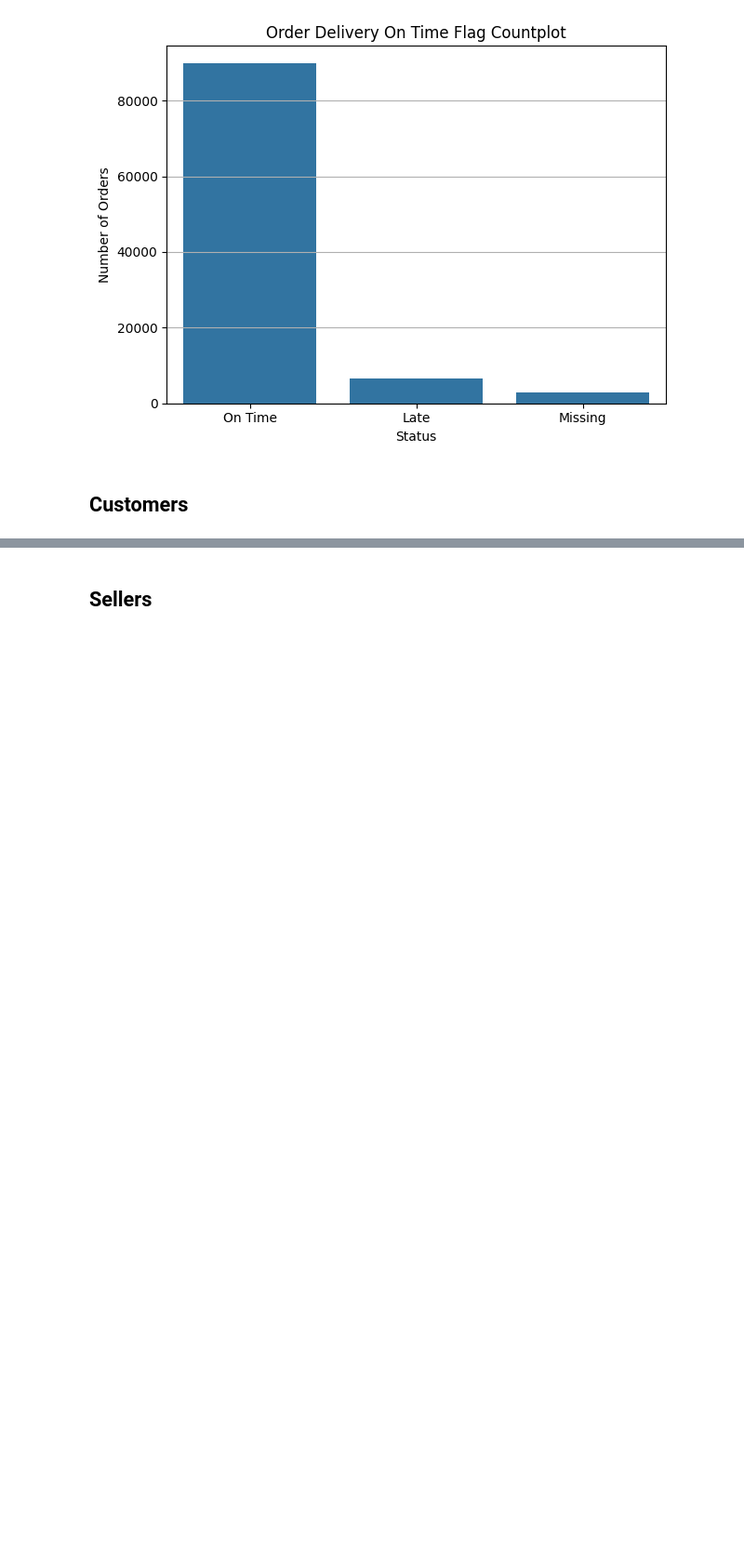
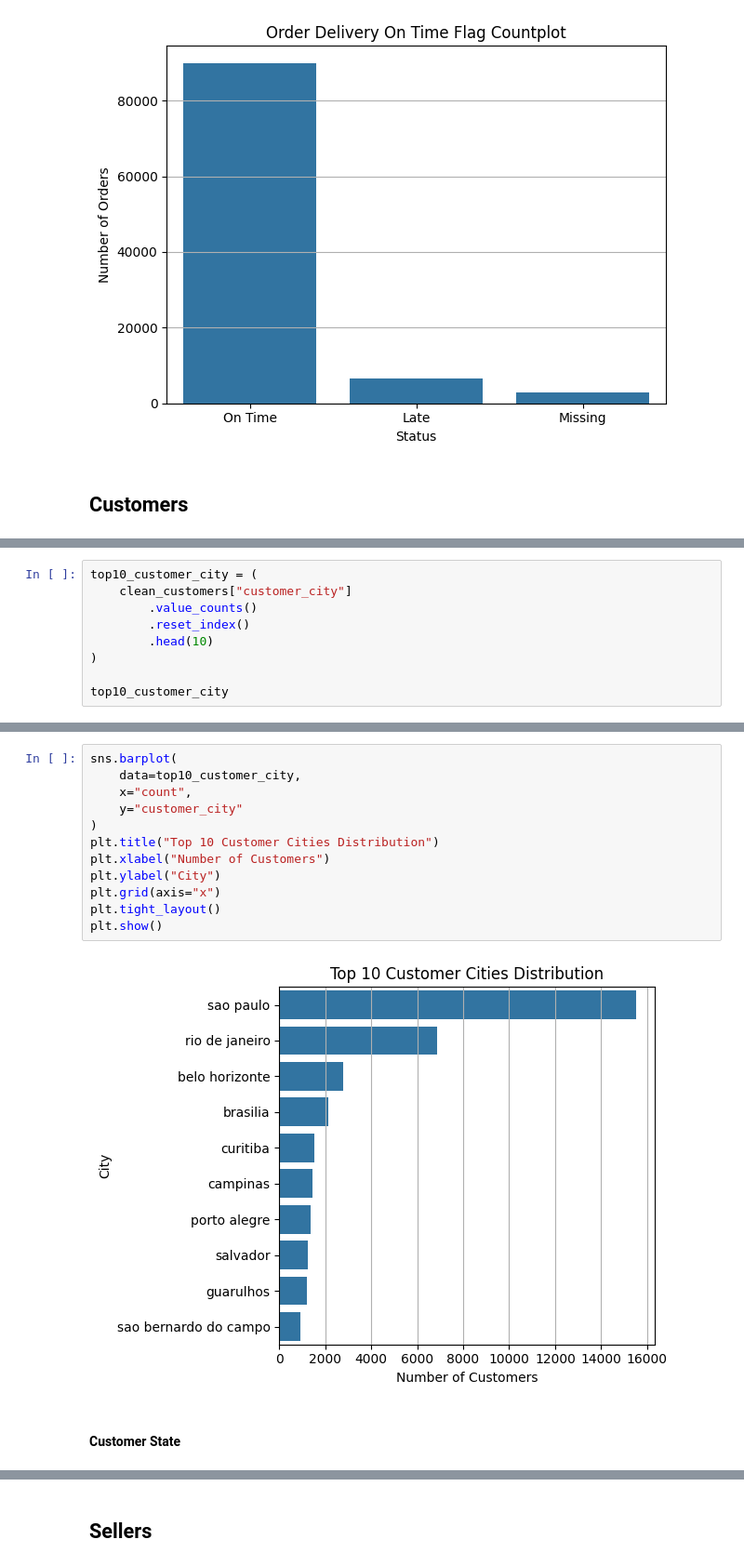
Before and after one commit to MattiaVerardi/olist-ecommerce-analytics, a Jupyter notebook: python/10_eda.ipynb, the cells around one changed output, grey strips where cells are left out. Shown at 93% size. Saved outputs shown, nothing was run; the diff lists cells and outputs as text; blank space fills up the shorter version.

```diff
--- a/python/10_eda.ipynb
+++ b/python/10_eda.ipynb
@@ -1613,0 +1743,9 @@ plt.show()
+# %%
+top10_customer_city = (
+    clean_customers["customer_city"]
+        .value_counts()
+        .reset_index()
+        .head(10)
+)
+
+top10_customer_city
@@ -1613,0 +1764,16 @@ plt.show()
+# %%
+sns.barplot(
+    data=top10_customer_city,
+    x="count",
+    y="customer_city"
+)
+plt.title("Top 10 Customer Cities Distribution")
+plt.xlabel("Number of Customers")
+plt.ylabel("City")
+plt.grid(axis="x")
+plt.tight_layout()
+plt.show()
+# %% [output]
+[figure, added]
+# %% [markdown]
+#### Customer State
```
Also changed, not shown: parts of 90 cells of this notebook, 1 other file.
